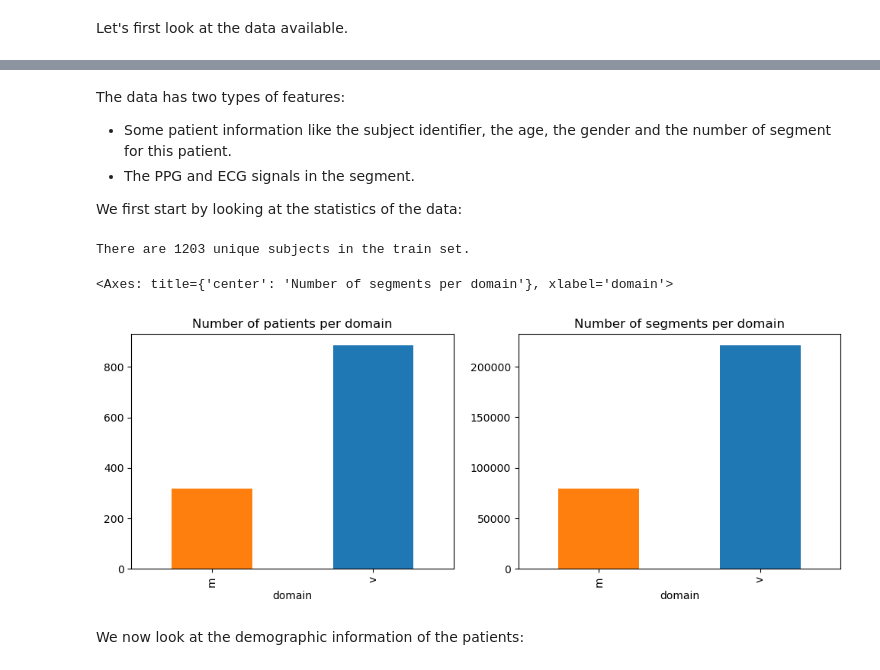
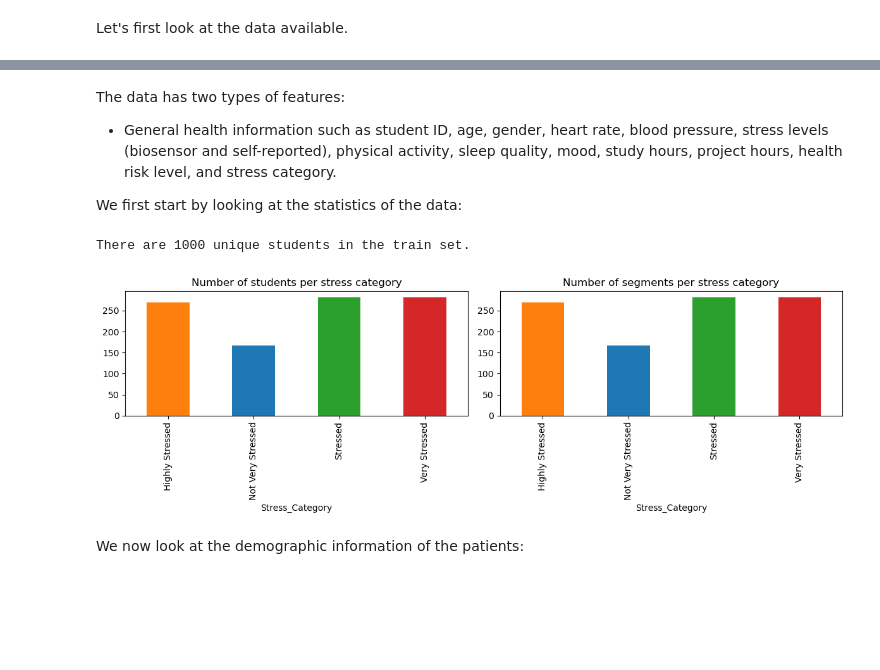
Before and after one commit to mittenover/Data_camp_final, a Jupyter notebook: stress_estimation_starting_kit.ipynb, the cells around one changed output, grey strips where cells are left out. Saved outputs shown, nothing was run; the diff lists cells and outputs as text; code cells hidden in the pictures; blank space fills up the shorter version.

```diff
--- a/stress_estimation_starting_kit.ipynb
+++ b/stress_estimation_starting_kit.ipynb
@@ -39,6 +36,6 @@ illustrate the data distribution.
 # %%
-import problem
-X_df, y = problem.get_train_data(load_waveform=False)
+import problem_pau
+X_df, y = problem_pau.get_train_data(load_waveform=False)
 # %% [markdown]
 
 Let's first look at the data available.
@@ -56,25 +86,32 @@ There are 300750 segment in this dataset.
 # %% [markdown]
 The data has two types of features:
-- Some patient information like the subject identifier, the age, the gender and the number of segment for this patient.
-- The PPG and ECG signals in the segment.
+- General health information such as student ID, age, gender, heart rate, blood pressure, stress levels (biosensor and self-reported), physical activity, sleep quality, mood, study hours, project hours, health risk level, and stress category.
 
 We first start by looking at the statistics of the data:
 # %%
-print(
-    f"There are {X_df['subject'].nunique()} unique subjects in the train set."
+import matplotlib.pyplot as plt
+
+# Display the number of unique students in the train set
+print(f"There are {X_df['Student_ID'].nunique()} unique students in the train set.")
+
+# Display the number of students/segments for each stress category
+fig, axes = plt.subplots(1, 2, figsize=(12, 4))
+
+# Number of unique students per stress category
+X_df.groupby("Stress_Category")['Student_ID'].apply(lambda x: x.nunique()).plot.bar(
+    ax=axes[0], color=["C1", "C0", "C2", "C3"], title="Number of students per stress category"
 )
-# Display the number of subject/segments for each domain
-fig, axes = plt.subplots(1, 2, figsize=(12, 4))
-X_df.groupby("domain")['subject'].apply(lambda x: x.nunique()).plot.bar(
-    ax=axes[0], color=["C1", "C0"], title="Number of patients per domain"
+
+# Number of segments per stress category
+X_df.groupby("Stress_Category").size().plot.bar(
+    ax=axes[1], color=["C1", "C0", "C2", "C3"], title="Number of segments per stress category"
 )
-X_df.groupby("domain").size().plot.bar(
-    ax=axes[1], color=["C1", "C0"], title="Number of segments per domain"
-)
+
+plt.tight_layout()
+plt.show()
 # %% [output]
-There are 1203 unique subjects in the train set.
+There are 1000 unique students in the train set.
-<Axes: title={'center': 'Number of segments per domain'}, xlabel='domain'>
-[figure, old version]
+[figure, new version]
 # %% [markdown]
 
 We now look at the demographic information of the patients:
```
Also changed, not shown: parts of 26 cells of this notebook, 2 other files.
